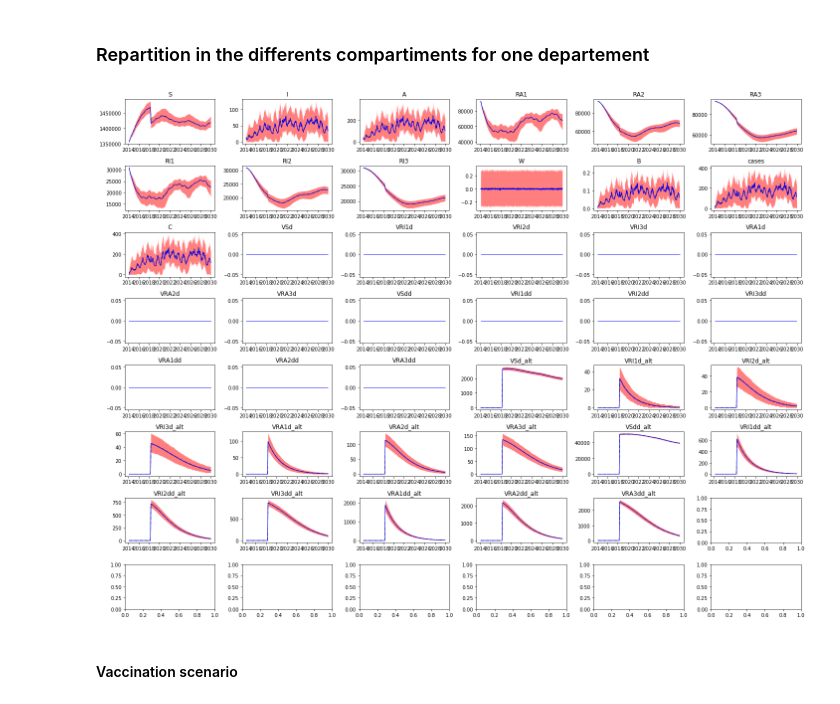
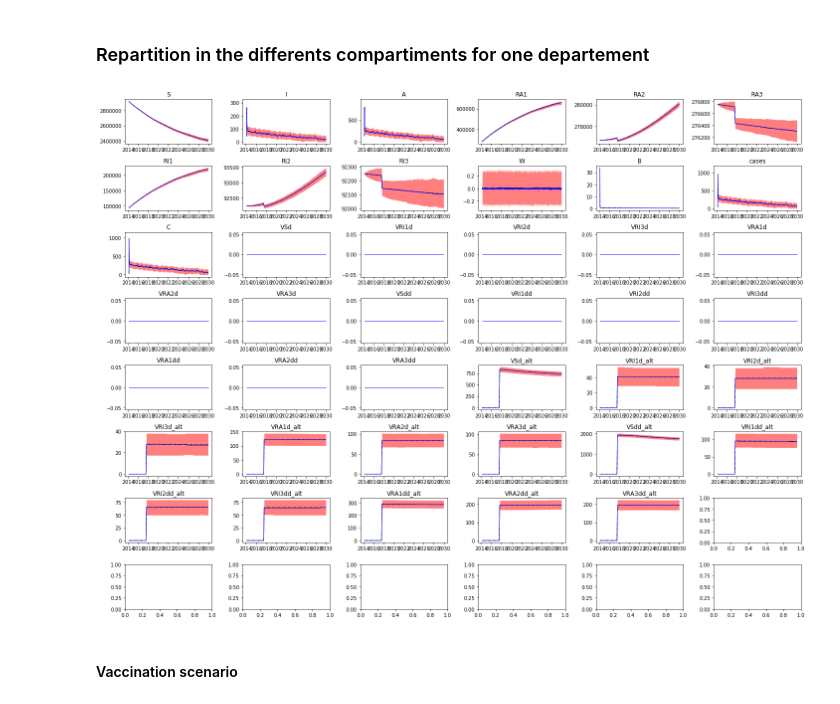
Before and after one commit to jcblemai/haiti-mass-ocv-campaign, a Jupyter notebook: forecast.ipynb, the cells around one changed output. Cells and saved outputs as stored; diff of their text form; code cells hidden in the pictures.

```diff
--- a/forecast.ipynb
+++ b/forecast.ipynb
@@ -41,7 +41,7 @@ t_for = datetime.date(2029,12,20)
 
 index = pd.DatetimeIndex(start =  t_start,  end = t_for, freq = 'W-SAT')
 
-nsim = 1000
+nsim = 500
 run_lvl = 3
 n_proc = 5
 # %%
@@ -251,23 +251,23 @@ IndentationError: unexpected indent (<ipython-input-39-b499be033774>, line 9)
 # %% [markdown]
 ### Repartition in the differents compartiments for one departement
 # %%
-dp = 'Artibonite'
+dp = 'Ouest'
 ti = input_parameters['t_start']
 tf = input_parameters['t_end']
 tf = t_for
 fig, axes = plt.subplots((len(compartments))//5, 6, figsize=(20,15), squeeze = True);
 axes = axes.flatten();
 for i, comp in enumerate(compartments):
     axes[i].fill_between(all_data[dp][comp]['q05'][ti:tf].index, all_data[dp][comp]['q05'][ti:tf], all_data[dp][comp]['q95'][ti:tf], alpha = .5, color = 'red', linewidth = 0)
     axes[i].plot(all_data[dp][comp]['mean'][ti:tf], linewidth=1, alpha = 1,linestyle='-.', color = 'black')
     axes[i].plot(all_data[dp][comp]['q50'][ti:tf], alpha = 1,linestyle='-', linewidth = 1, color = 'blue')
     axes[i].set_title(comp)
     #axes[i].legend()
     #axes[i].set_ylim(0)
 
 fig.tight_layout()
 # %% [output]
-[figure, old version]
+[figure, new version]
 # %% [markdown]
 #### Vaccination scenario
 # %%
```
Also changed, not shown: parts of 3 cells of this notebook, 8 other files.
